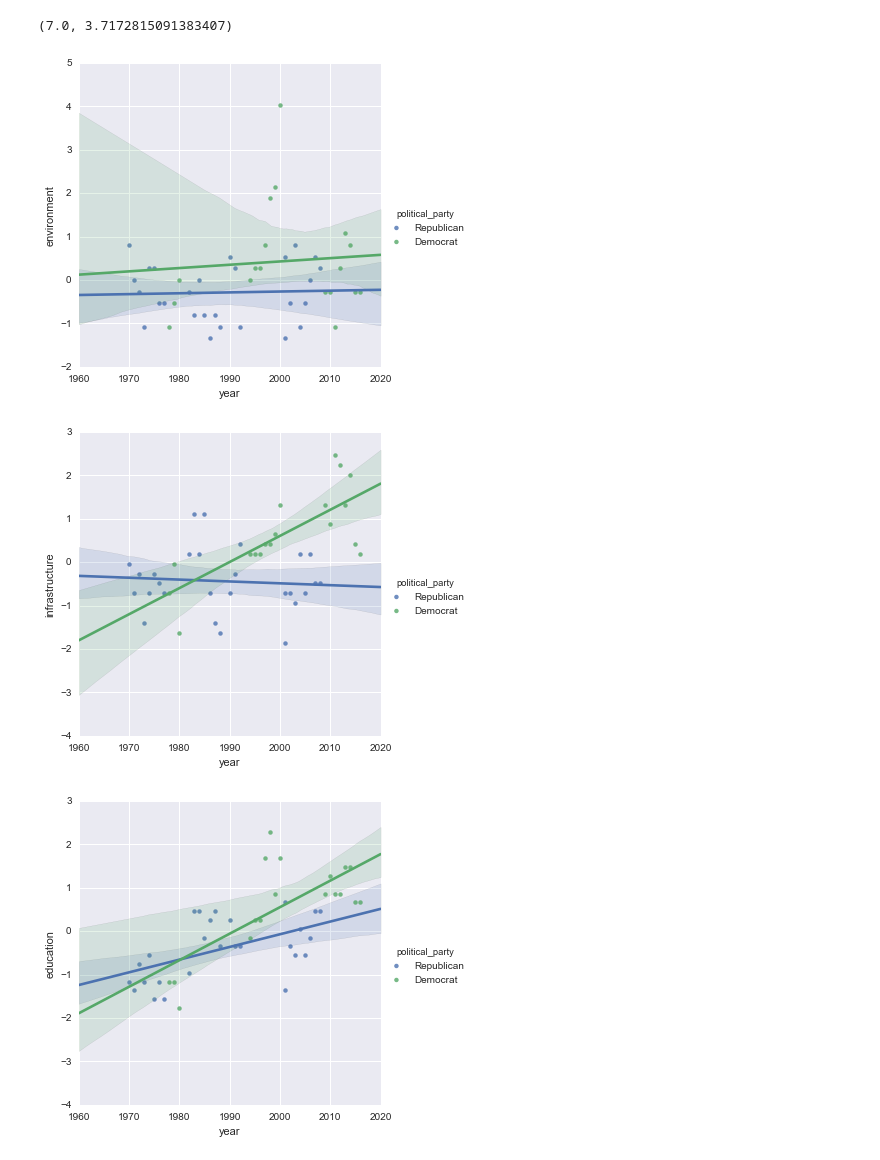
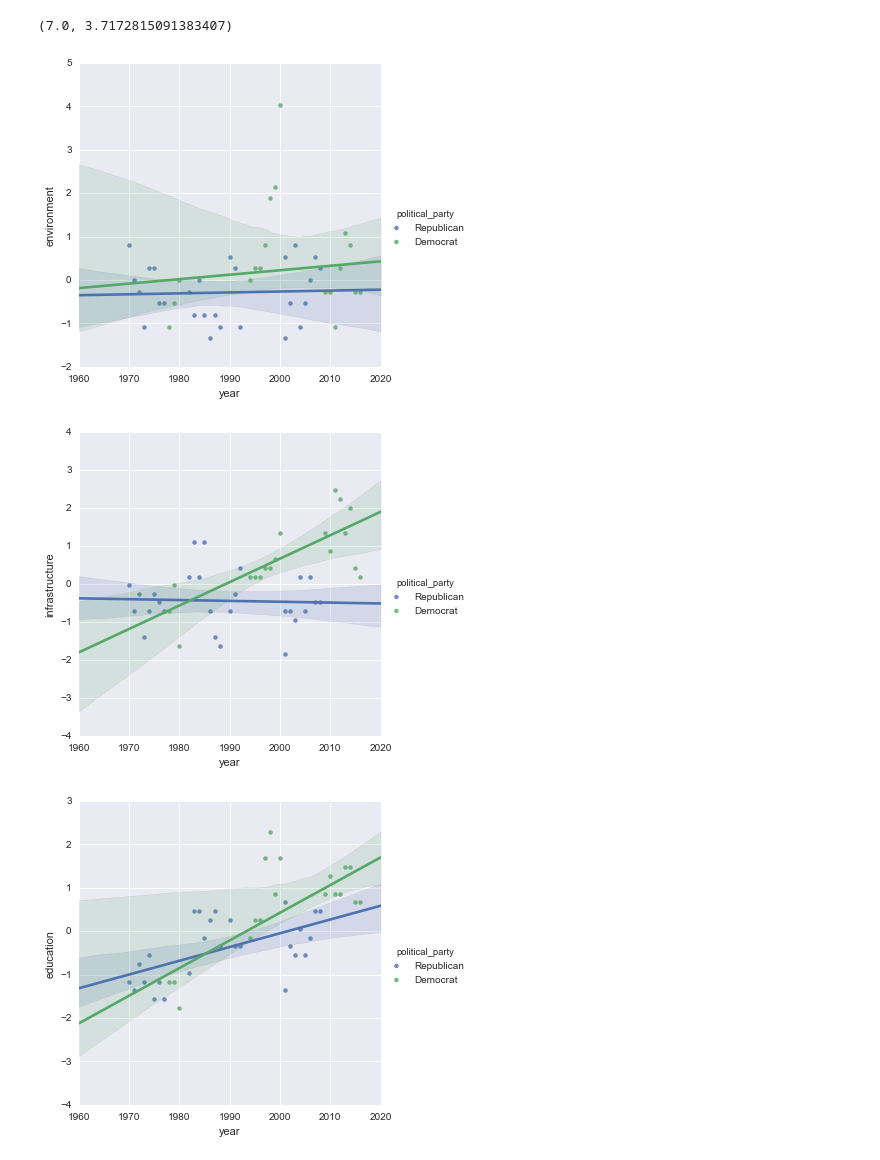
Before and after one commit to cal2227/EDAV-Project4, a Jupyter notebook: src/parties_by_topics_zscore.ipynb, the cells around one changed output. Drawn from its saved outputs; the diff is of its cells as text; code cells hidden in the pictures.

Commit message:
robust=True for parties by topic zscore

```diff
--- a/src/parties_by_topics_zscore.ipynb
+++ b/src/parties_by_topics_zscore.ipynb
@@ -22,8 +22,8 @@ for topic in stemmed_keywords.keys():
     df[topic] = (df[topic] -df[topic].mean()) / df[topic].std()
 # %%
 for topic in stemmed_keywords.keys():
-    sb.lmplot('year', topic, data=df, hue='political_party', fit_reg=True)
+    sb.lmplot('year', topic, data=df, hue='political_party', fit_reg=True, robust=True)
 # %% [output]
-[figure, old version]
+[figure, new version]
-[figure, old version]
+[figure, new version]
-[figure, old version]
+[figure, new version]
```
Also changed, not shown: parts of 1 cell of this notebook.
